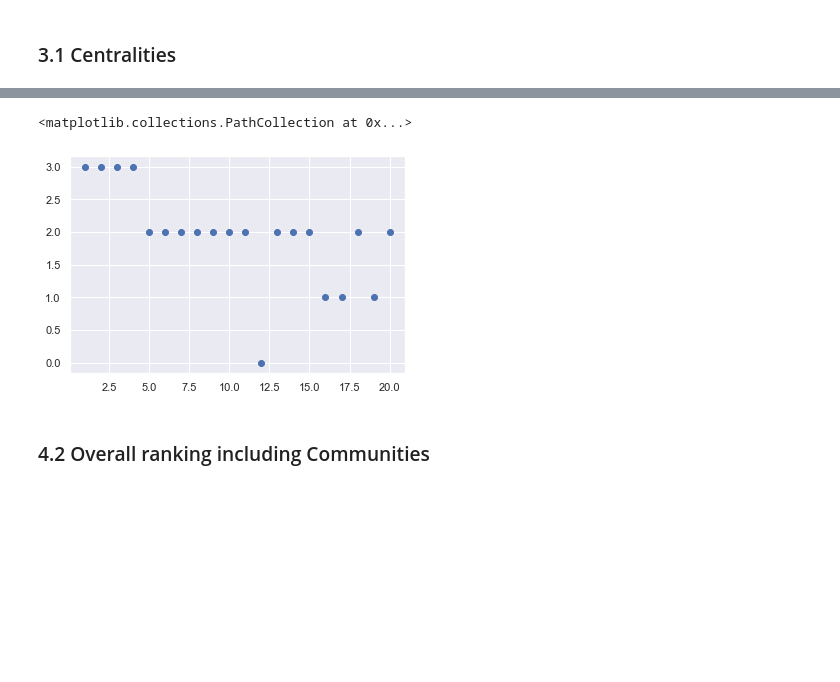
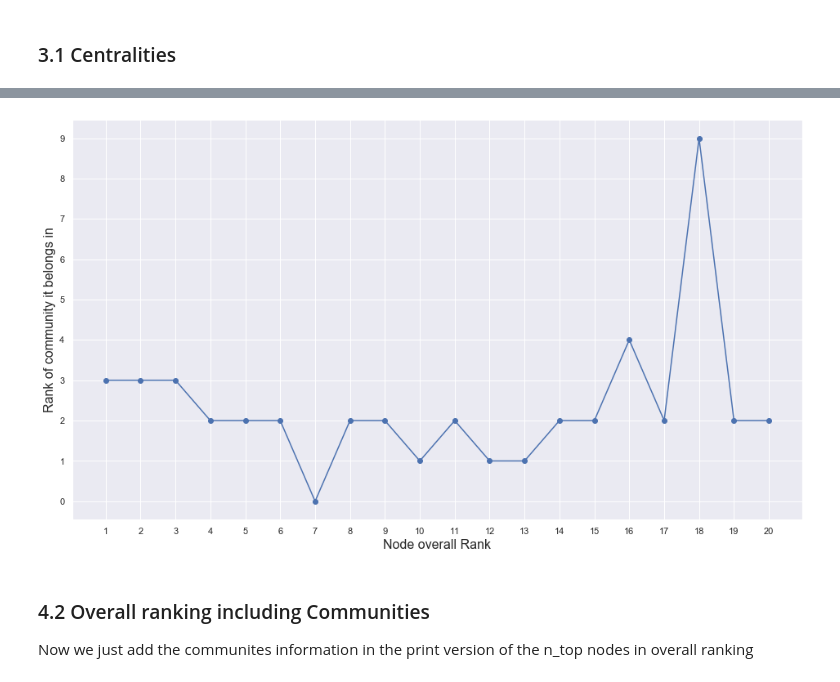
Before and after one commit to JulesTriomphe/dsip, a Jupyter notebook: PS3/PS3.ipynb, the cells around one changed output, grey strips where cells are left out. Saved outputs shown, nothing was run; the diff lists cells and outputs as text; code cells hidden in the pictures; blank space fills up the shorter version.

```diff
--- a/PS3/PS3.ipynb
+++ b/PS3/PS3.ipynb
@@ -176,5 +209,4 @@ Graph_centrality['Betweeness Centrality'] = bw_cen
 # %% [markdown]
 ### 2.4 PageRank Centrality
 # %%
-#pr_cen = nx.pagerank(Graph)
-#Graph_infos['Pagerank Centrality'] = pr_cen
+pr_cen = nx.pagerank(Graph)
@@ -436,14 +471,23 @@ Community Ranking
 14. Community no: 7
 15. Community no: 12
 16. Community no: 11
-# %%
-c = [partition[total_ranking[i][0]] for i in range(20)]
-plt.scatter(x = range(1,21), y = c)
-# %% [output]
-<matplotlib.collections.PathCollection at 0x...>
-[figure, removed]
-# %% [markdown]
-### 4.2 Overall ranking including Communities
+# %%
+c = [partition[total_ranking[i][0]] for i in range(20)]
+labels = [tup[0] for tup in total_ranking][:20]
+plt.figure(figsize=(16,9))
+plt.scatter(x = range(1,21), y = c, label=labels)
+plt.plot(range(1,21),c)
+plt.xticks(list(range(1,21)), list(range(1,21)))
+plt.xlabel('Node overall Rank', fontsize = 16)
+plt.ylabel('Rank of community it belongs in', fontsize = 16)
+plt.yticks(list(range(0,max(c)+1)), list(range(0,max(c)+1)))
+plt.show()
+# %% [output]
+[figure, added]
+# %% [markdown]
+### 4.2 Overall ranking including Communities
+
+Now we just add the communites information in the print version of the n_top nodes in overall ranking
 # %%
 def overall_ranking_w_community(G, G_centrality, n_top, G_infos, partition, community_ranking):
     centralities = list(G_centrality.keys())
```
Also changed, not shown: parts of 47 cells of this notebook.
